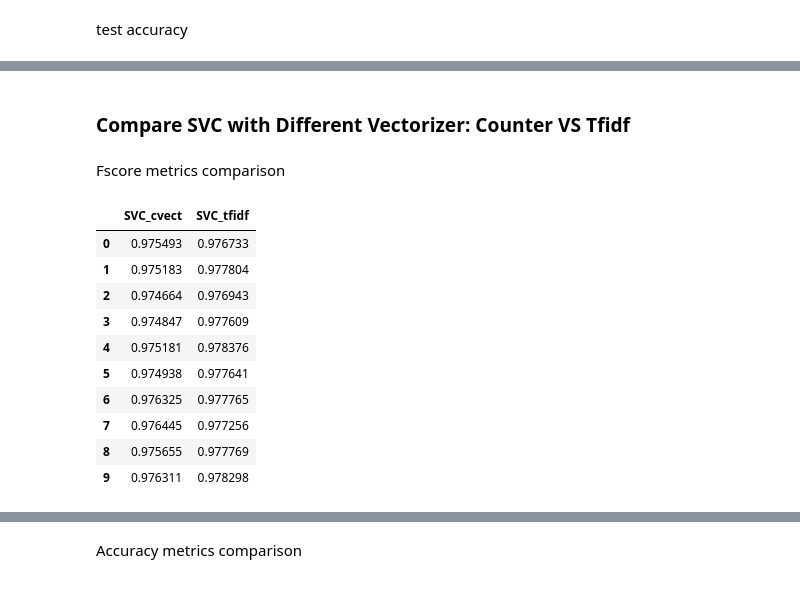
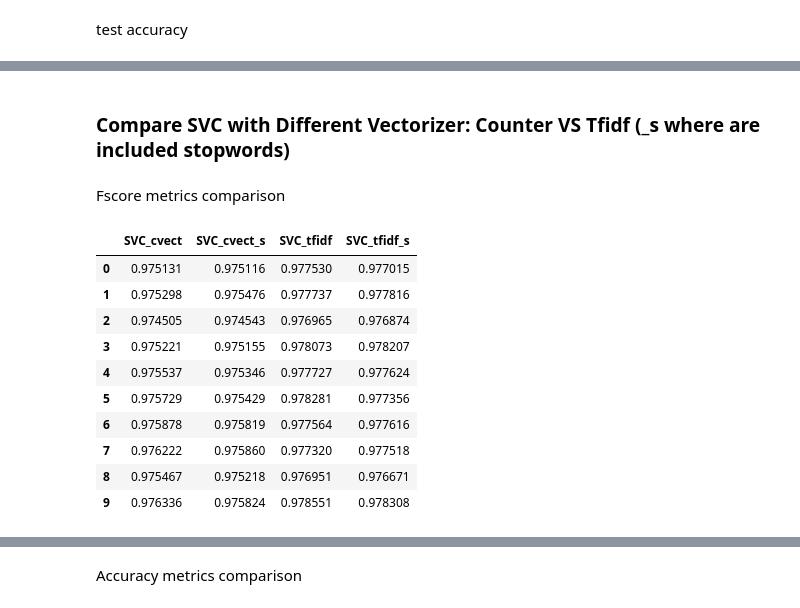
Before and after one commit to giacomovitangeli/phishing-detection, a Jupyter notebook: phishing_detection.ipynb, the cells around one changed output, grey strips where cells are left out. Drawn from its saved outputs; the diff is of its cells as text; code cells hidden in the pictures.

```diff
--- a/phishing_detection.ipynb
+++ b/phishing_detection.ipynb
@@ -511,0 +549,22 @@ score_time      1.0
+# %%
+start = time()
+pipe = Pipeline([('vect', TfidfVectorizer(stop_words = stopwords)), ('clf', LinearSVC())])
+SVC_tfidf_s = cross_validate(pipe,
+                         undersampled_df.Content.values,
+                         under_label,
+                         scoring = {'precision_ham': make_scorer(precision_score,pos_label = 1),
+                                    'precision_spam': make_scorer(precision_score,pos_label = 0),
+                                    'recall_ham': make_scorer(recall_score,pos_label = 1),
+                                    'recall_spam': make_scorer(recall_score,pos_label = 0),
+                                    'accuracy': make_scorer(accuracy_score),
+                                    'fscore_spam': make_scorer(f1_score,pos_label = 0),
+                                    'fscore_ham': make_scorer(f1_score,pos_label = 1)},
+                         return_estimator = True,
+                         cv = kf,
+                         n_jobs = -1) # Number of jobs to run in parallel.
+                                      # Training the estimator and computing the score are parallelized over the cross-validation splits.
+
+print_metrics(SVC_tfidf_s)
+
+elapsed = time()-start
+print(elapsed)
@@ -571,20 +641,20 @@ metrics.boxplot()
 # %% [markdown]
-### Compare SVC with Different Vectorizer: Counter VS Tfidf
+### Compare SVC with Different Vectorizer: Counter VS Tfidf (_s where are included stopwords)
 # %% [markdown]
 Fscore metrics comparison
 # %%
-metrics = pd.DataFrame({'SVC_cvect':SVC_cvect['test_fscore_spam'], 'SVC_tfidf': SVC_tfidf['test_fscore_spam']})
+metrics = pd.DataFrame({'SVC_cvect':SVC_cvect['test_fscore_spam'], 'SVC_cvect_s':SVC_cvect_s['test_fscore_spam'], 'SVC_tfidf': SVC_tfidf['test_fscore_spam'], 'SVC_tfidf_s':SVC_tfidf_s['test_fscore_spam']})
 metrics
 # %% [output]
-|  | SVC_cvect | SVC_tfidf |
-| 0 | 0.975493 | 0.976733 |
-| 1 | 0.975183 | 0.977804 |
-| 2 | 0.974664 | 0.976943 |
-| 3 | 0.974847 | 0.977609 |
-| 4 | 0.975181 | 0.978376 |
-| 5 | 0.974938 | 0.977641 |
-| 6 | 0.976325 | 0.977765 |
-| 7 | 0.976445 | 0.977256 |
-| 8 | 0.975655 | 0.977769 |
-| 9 | 0.976311 | 0.978298 |
+|  | SVC_cvect | SVC_cvect_s | SVC_tfidf | SVC_tfidf_s |
+| 0 | 0.975131 | 0.975116 | 0.977530 | 0.977015 |
+| 1 | 0.975298 | 0.975476 | 0.977737 | 0.977816 |
+| 2 | 0.974505 | 0.974543 | 0.976965 | 0.976874 |
+| 3 | 0.975221 | 0.975155 | 0.978073 | 0.978207 |
+| 4 | 0.975537 | 0.975346 | 0.977727 | 0.977624 |
+| 5 | 0.975729 | 0.975429 | 0.978281 | 0.977356 |
+| 6 | 0.975878 | 0.975819 | 0.977564 | 0.977616 |
+| 7 | 0.976222 | 0.975860 | 0.977320 | 0.977518 |
+| 8 | 0.975467 | 0.975218 | 0.976951 | 0.976671 |
+| 9 | 0.976336 | 0.975824 | 0.978551 | 0.978308 |
 # %%
```
Also changed, not shown: parts of 29 cells of this notebook.
